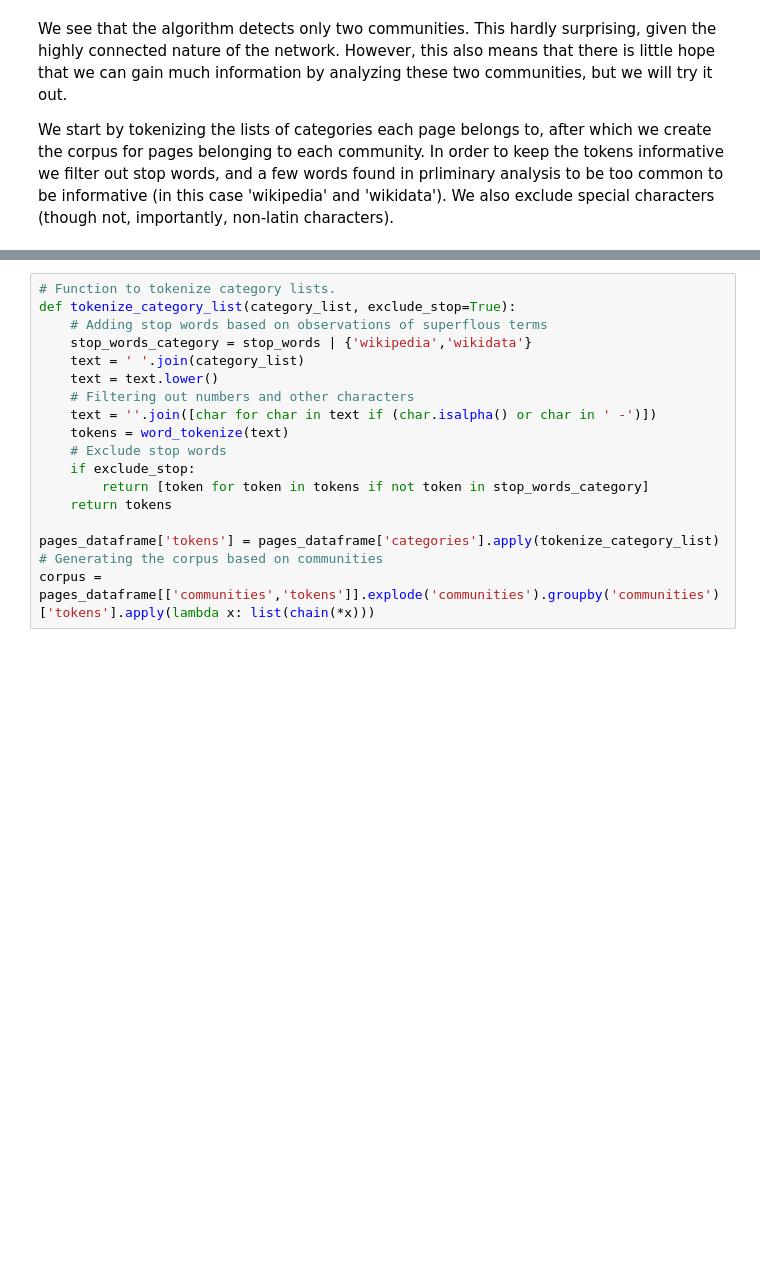
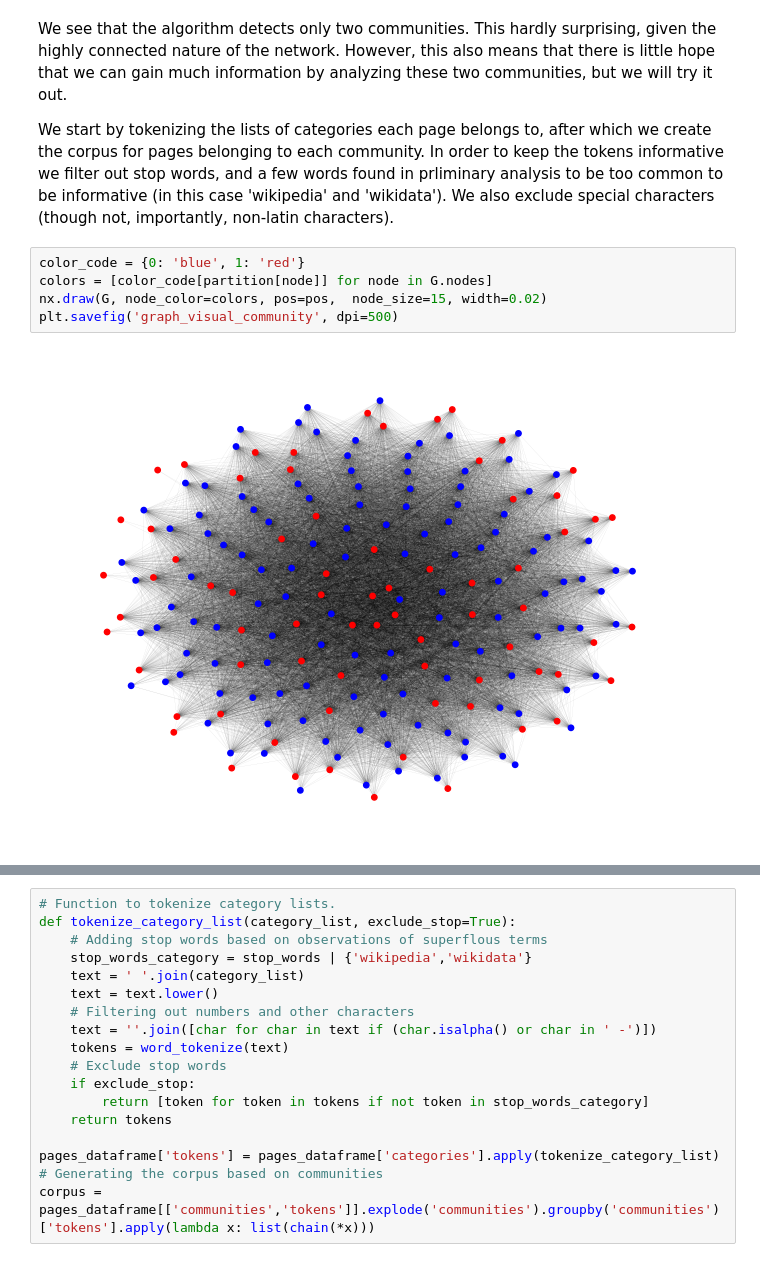
Before and after one commit to CSS-project-02467/CSS_Project, a Jupyter notebook: wikipedia.ipynb, the cells around one changed output, grey strips where cells are left out. Drawn from its saved outputs; the diff is of its cells as text; blank space fills up the shorter version.

```diff
--- a/wikipedia.ipynb
+++ b/wikipedia.ipynb
@@ -259,3 +270,10 @@ Number of communities: 2
 We see that the algorithm detects only two communities. This hardly surprising, given the highly connected nature of the network. However, this also means that there is little hope that we can gain much information by analyzing these two communities, but we will try it out.
 
 We start by tokenizing the lists of categories each page belongs to, after which we create the corpus for pages belonging to each community. In order to keep the tokens informative we filter out stop words, and a few words found in prliminary analysis to be too common to be informative (in this case 'wikipedia' and 'wikidata'). We also exclude special characters (though not, importantly, non-latin characters).
+# %%
+color_code = {0: 'blue', 1: 'red'}
+colors = [color_code[partition[node]] for node in G.nodes]
+nx.draw(G, node_color=colors, pos=pos,  node_size=15, width=0.02)
+plt.savefig('graph_visual_community', dpi=500)
+# %% [output]
+[figure, added]
```
Also changed, not shown: parts of 3 cells of this notebook, 8 other files.
